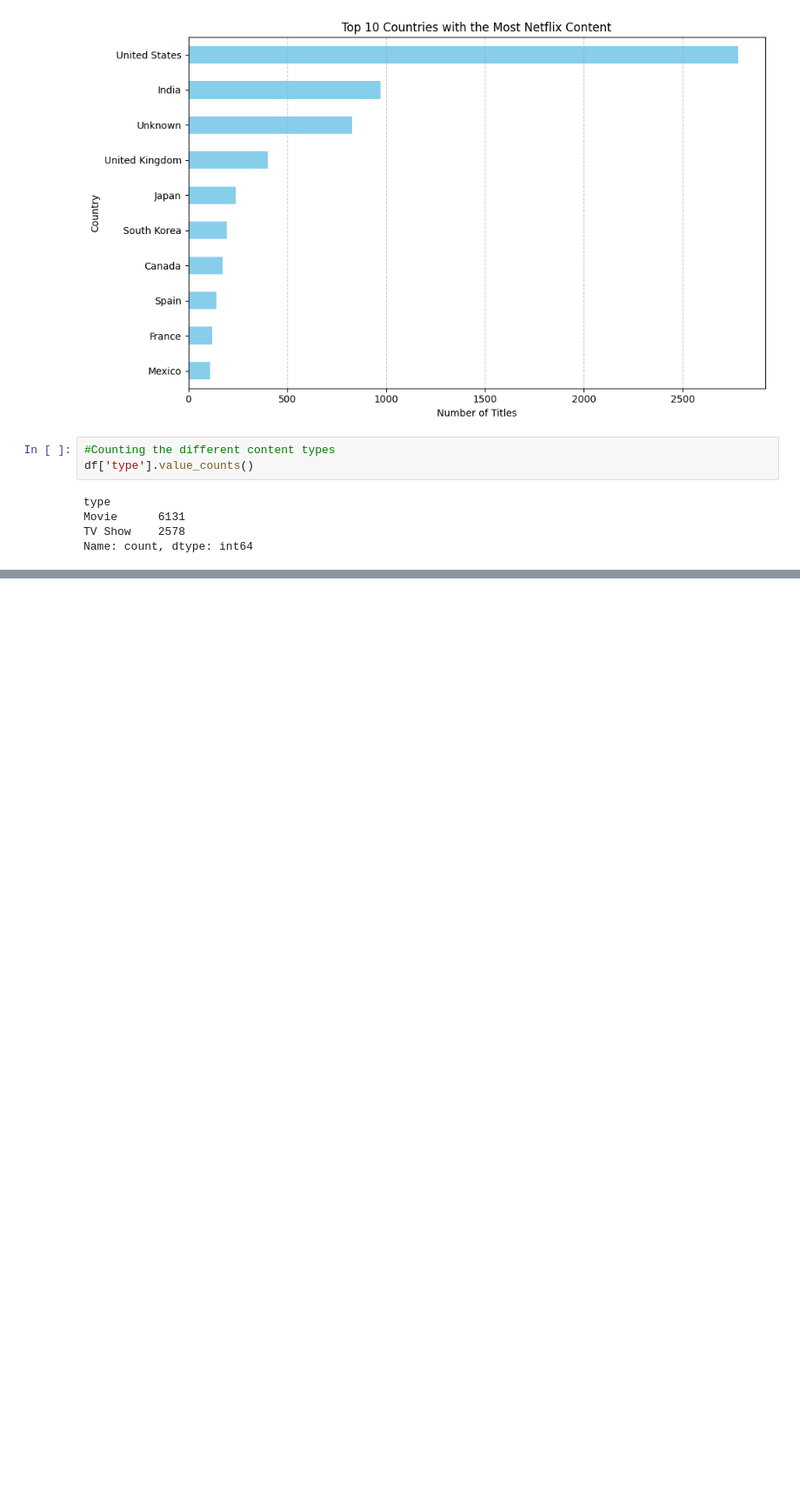
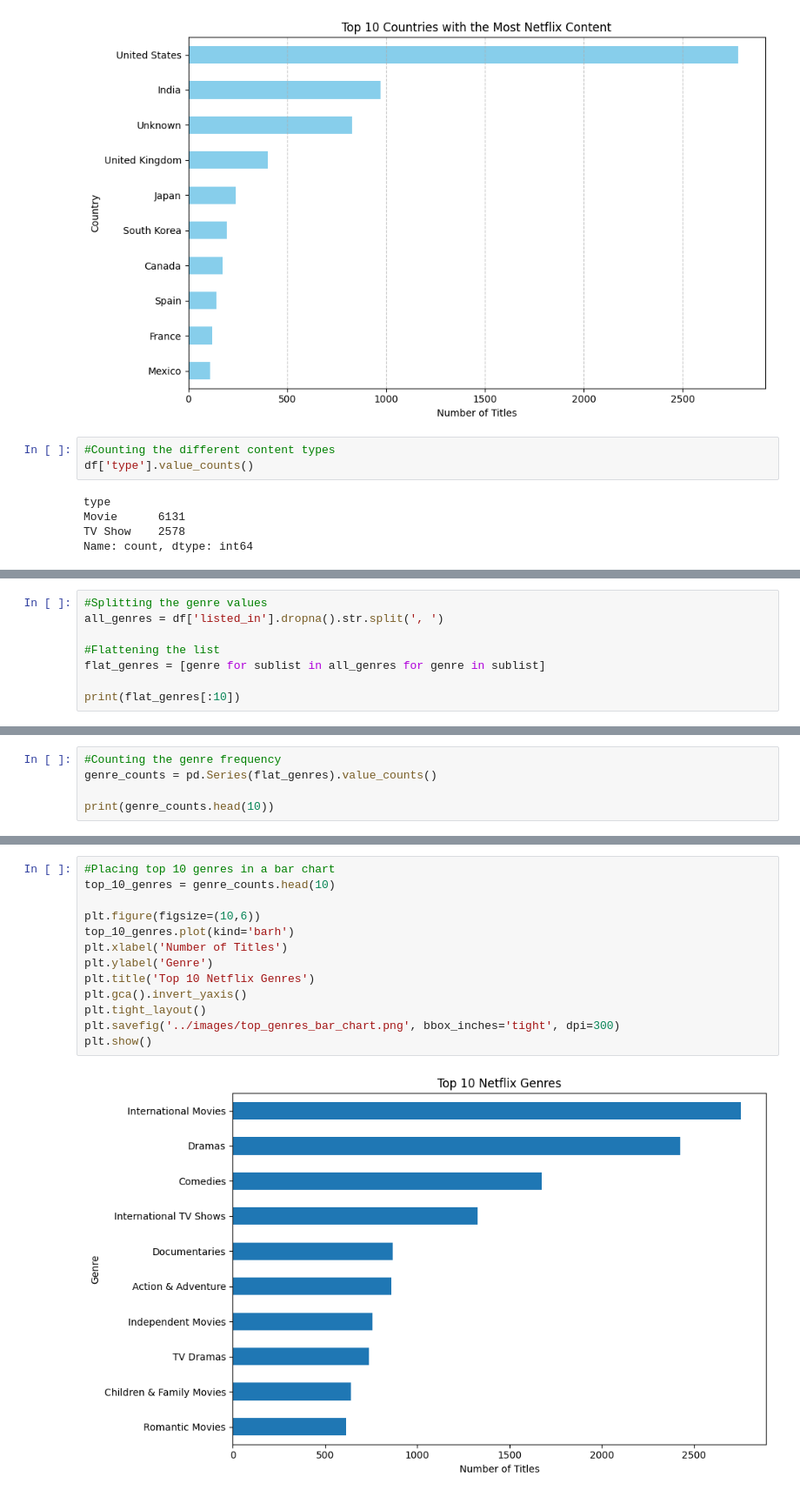
Before and after one commit to mcompass11/kdot-netflix-data, a Jupyter notebook: notebook/netflix_analysis.ipynb, the cells around one changed output, grey strips where cells are left out. Shown: that part at 87% size. Saved outputs shown, nothing was run; the diff lists cells and outputs as text; blank space fills up the shorter version.

Commit message:
added genre bar chart and analysis

```diff
--- a/notebook/netflix_analysis.ipynb
+++ b/notebook/netflix_analysis.ipynb
@@ -159,3 +158,11 @@ plt.tight_layout()
 plt.show()
 # %% [output]
 [figure]
+# %%
+#Splitting the genre values
+all_genres = df['listed_in'].dropna().str.split(', ')
+
+#Flattening the list
+flat_genres = [genre for sublist in all_genres for genre in sublist]
+
+print(flat_genres[:10])
@@ -161,0 +171,5 @@ plt.show()
+# %%
+#Counting the genre frequency
+genre_counts = pd.Series(flat_genres).value_counts()
+
+print(genre_counts.head(10))
@@ -161,0 +188,15 @@ plt.show()
+# %%
+#Placing top 10 genres in a bar chart
+top_10_genres = genre_counts.head(10)
+
+plt.figure(figsize=(10,6))
+top_10_genres.plot(kind='barh')
+plt.xlabel('Number of Titles')
+plt.ylabel('Genre')
+plt.title('Top 10 Netflix Genres')
+plt.gca().invert_yaxis()
+plt.tight_layout()
+plt.savefig('../images/top_genres_bar_chart.png', bbox_inches='tight', dpi=300)
+plt.show()
+# %% [output]
+[figure, added]
```
Also changed, not shown: parts of 3 cells of this notebook, 2 other files.
